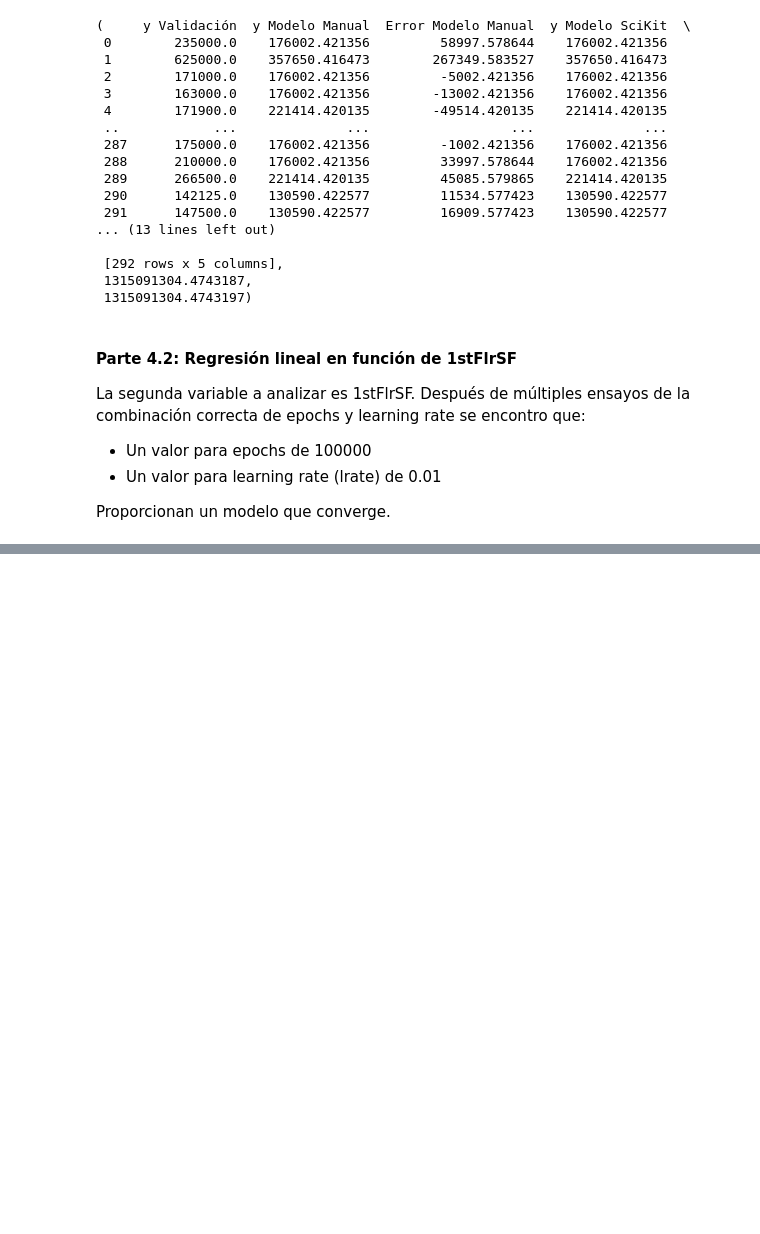
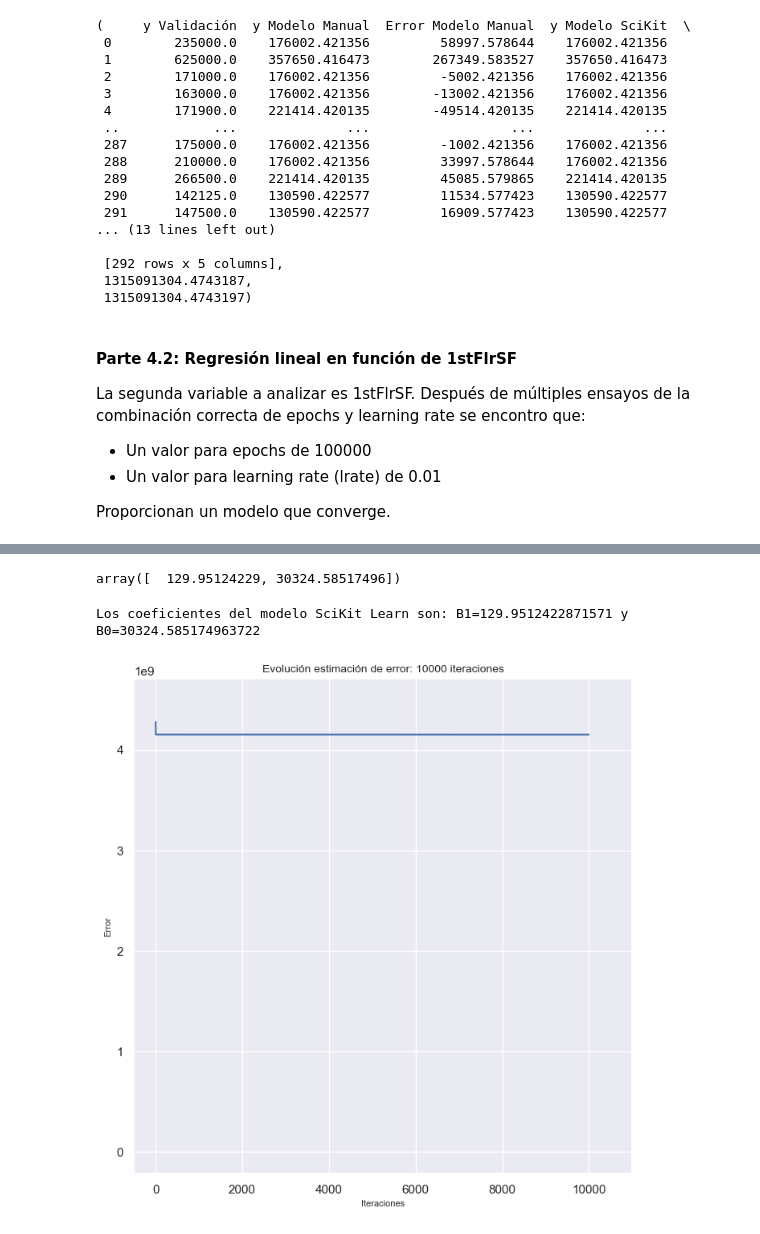
Before and after one commit to sergiocds/cdpython_proyecto1, a Jupyter notebook: proyecto1.ipynb, the cells around one changed output, grey strips where cells are left out. Saved outputs shown, nothing was run; the diff lists cells and outputs as text; code cells hidden in the pictures; blank space fills up the shorter version.

```diff
--- a/proyecto1.ipynb
+++ b/proyecto1.ipynb
@@ -850,0 +888,15 @@ array([2.76248791e+60, 2.16318894e+57])
+# %%
+# Ahora se determinará el modelo por medio de SciKit Learn, ejecutando el método .regresion_scikit.
+reg2.regresion_scikit()
+# %% [output]
+array([  129.95124229, 30324.58517496])
+# %%
+# El modelo obtenido por medio de SciKit Learn es el siguiente:
+print(f'Los coeficientes del modelo SciKit Learn son: B1={reg2.modelo_scikit[0]} y B0={reg2.modelo_scikit[1]}')
+# %% [output]
+Los coeficientes del modelo SciKit Learn son: B1=129.9512422871571 y B0=30324.585174963722
+# %%
+# La evolución del error del modelo calculado se muestra en la gráfica obtenida con el método .evolucion:
+reg2.error_modelo()
+# %% [output]
+[figure, added]
```
Also changed, not shown: parts of 14 cells of this notebook.
